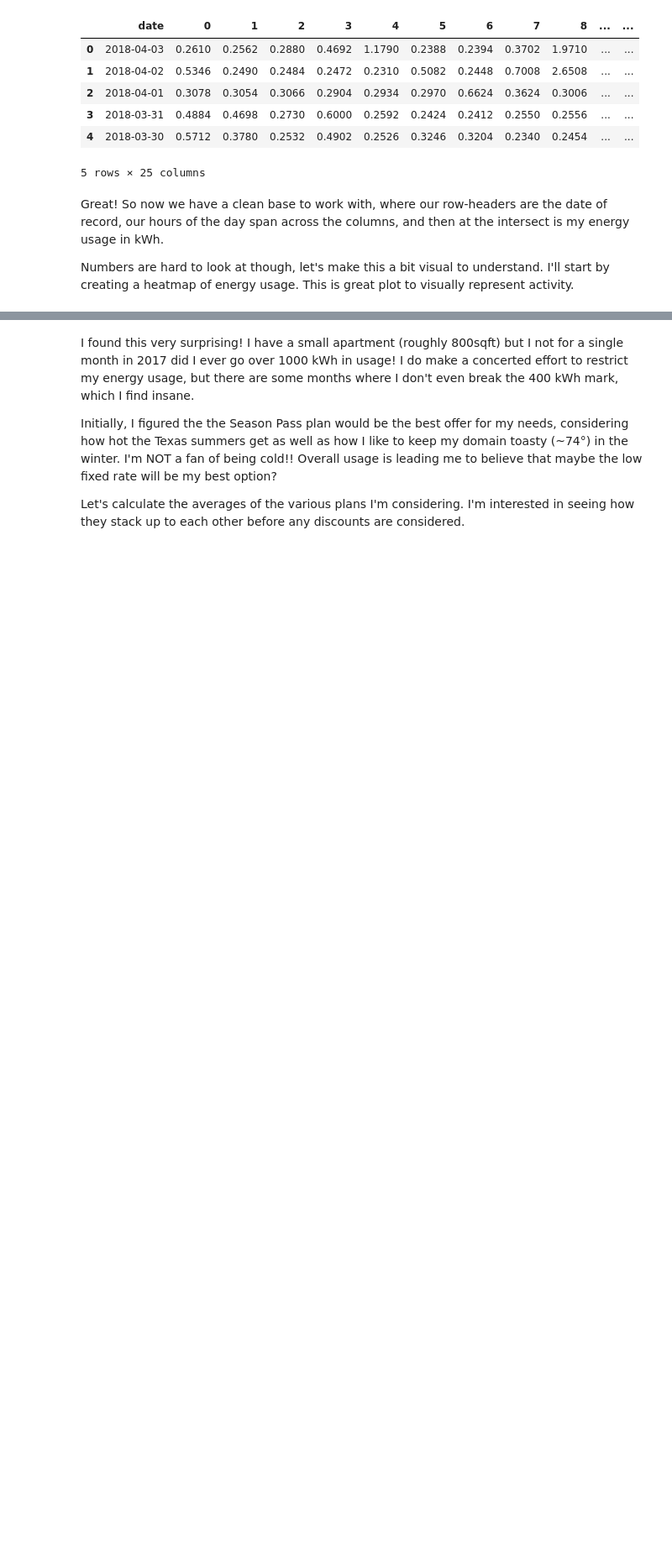
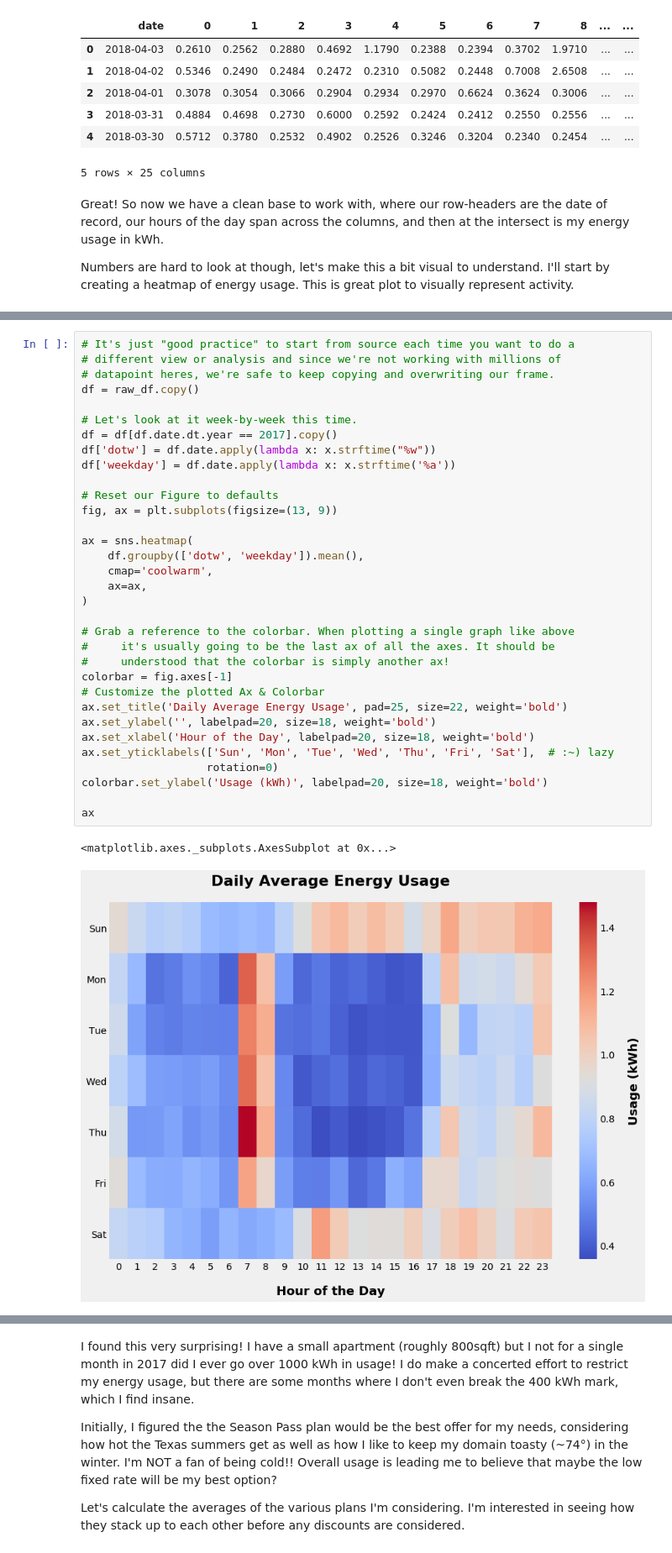
Before and after one commit to boonhapus/energy-usage-analysis, a Jupyter notebook: notebooks/Energy Analysis.ipynb, the cells around one changed output, grey strips where cells are left out. Shown: that part at 84% size. Cells and saved outputs as stored; diff of their text form; blank space fills up the shorter version.

```diff
--- a/notebooks/Energy Analysis.ipynb
+++ b/notebooks/Energy Analysis.ipynb
@@ -231,2 +256,38 @@ ax
+# %%
+# It's just "good practice" to start from source each time you want to do a
+# different view or analysis and since we're not working with millions of
+# datapoint heres, we're safe to keep copying and overwriting our frame.
+df = raw_df.copy()
+
+# Let's look at it week-by-week this time.
+df = df[df.date.dt.year == 2017].copy()
+df['dotw'] = df.date.apply(lambda x: x.strftime("%w"))
+df['weekday'] = df.date.apply(lambda x: x.strftime('%a'))
+
+# Reset our Figure to defaults
+fig, ax = plt.subplots(figsize=(13, 9))
+
+ax = sns.heatmap(
+    df.groupby(['dotw', 'weekday']).mean(),
+    cmap='coolwarm',
+    ax=ax,
+)
+
+# Grab a reference to the colorbar. When plotting a single graph like above
+#     it's usually going to be the last ax of all the axes. It should be
+#     understood that the colorbar is simply another ax!
+colorbar = fig.axes[-1]
+# Customize the plotted Ax & Colorbar
+ax.set_title('Daily Average Energy Usage', pad=25, size=22, weight='bold')
+ax.set_ylabel('', labelpad=20, size=18, weight='bold')
+ax.set_xlabel('Hour of the Day', labelpad=20, size=18, weight='bold')
+ax.set_yticklabels(['Sun', 'Mon', 'Tue', 'Wed', 'Thu', 'Fri', 'Sat'],  # :~) lazy
+                   rotation=0)
+colorbar.set_ylabel('Usage (kWh)', labelpad=20, size=18, weight='bold')
+
+ax
+# %% [output]
+<matplotlib.axes._subplots.AxesSubplot at 0x...>
+[figure, added]
 # %% [markdown]
 So right off the bat, it looks like we can identify a few trends.
```
Also changed, not shown: parts of 11 cells of this notebook.
